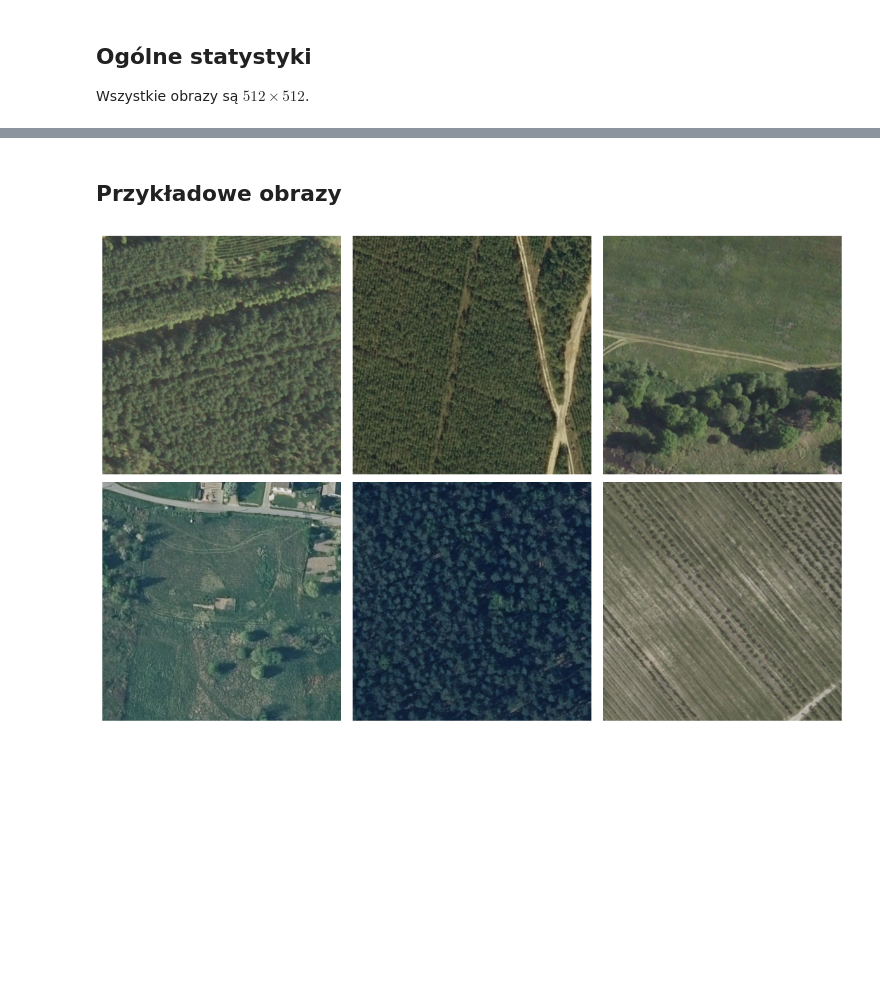
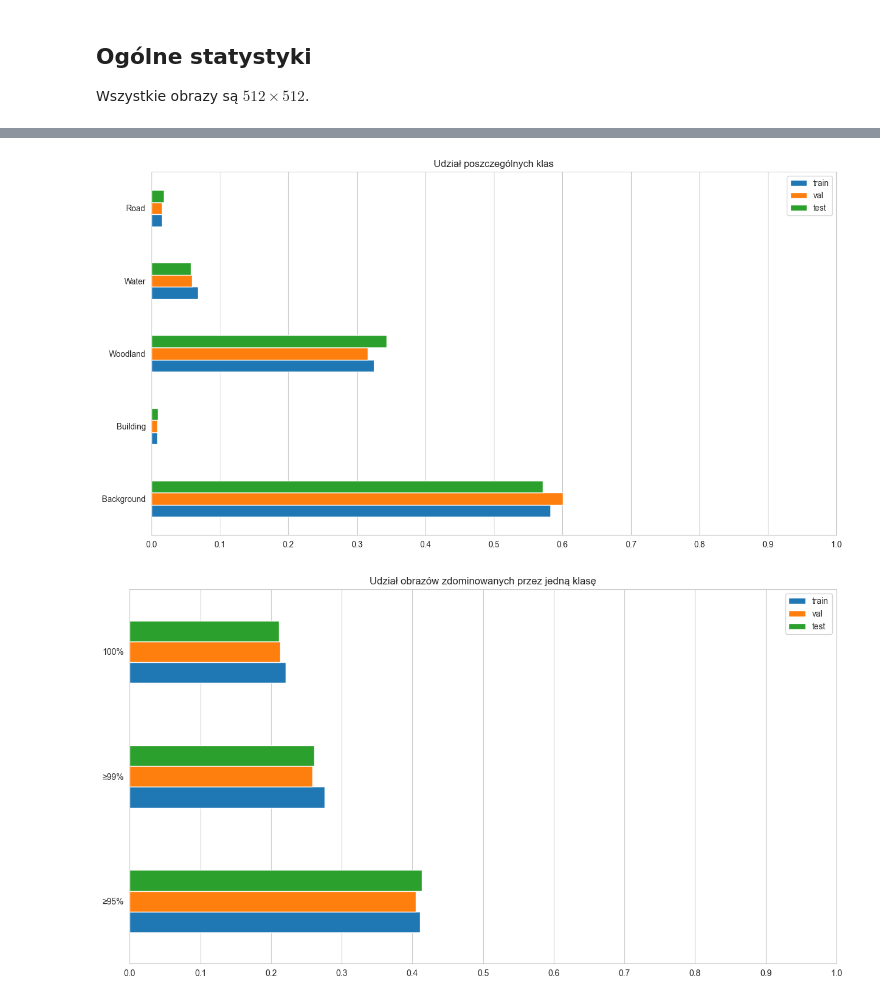
Before and after one commit to MeasureZer0/neural-networks-project-2, a Jupyter notebook: notebooks/data_exploration.ipynb, the cells around one changed output, grey strips where cells are left out. Cells and saved outputs as stored; diff of their text form; code cells hidden in the pictures; blank space fills up the shorter version.

```diff
--- a/notebooks/data_exploration.ipynb
+++ b/notebooks/data_exploration.ipynb
@@ -72,16 +72,50 @@ df.plot(kind='barh')
-# %% [markdown]
-## Przykładowe obrazy
-# %%
-np.random.seed(1)
-fig, axes = plt.subplots(2, 3, figsize=(12, 8))
-axes = axes.flatten()
-random_pics_id = np.random.randint(0, len(data_val), axes.size)
-for i, img_id in enumerate(random_pics_id):
-    image = Image.open(data[img_id]["path"])
-    axes[i].imshow(image)
-    axes[i].axis("off")
-plt.tight_layout()
-plt.show()
-# %% [output]
-[figure, removed]
+# %%
+def category_stats(data, thresholds = [.95, .99, 1]):
+    pixel_count = np.zeros(5)
+    one_cat_count = np.zeros(len(thresholds))
+
+    for item in data:
+        mask = np.asarray(item["mask"]).ravel()
+        count = np.bincount(mask.astype(int))
+        for i in range(len(count)):
+            pixel_count[i] += count[i]
+        ratio = max(count) / IMG_SIZE
+        for i in range(len(thresholds) - 1, -1, -1):
+            if ratio >= thresholds[i]:
+                one_cat_count[i] += 1
+    return pixel_count, one_cat_count
+
+cat_count = {}
+one_cat_count = {}
+cat_count['train'], one_cat_count['train'] = category_stats(sample_train) # data_train takes too long
+cat_count['val'], one_cat_count['val'] = category_stats(data_val)
+cat_count['test'], one_cat_count['test'] = category_stats(data_test)
+# %%
+categories = ["Background", "Building", "Woodland", "Water", "Road"]
+df = pd.DataFrame({
+    'train': cat_count['train'] / len(sample_train) / IMG_SIZE,
+    'val': cat_count['val'] / len(data_val) / IMG_SIZE,
+    'test': cat_count['test'] / len(data_test) / IMG_SIZE
+}, index=categories)
+
+df.plot(kind='barh', figsize=(15,8), xlim=(0,1), xticks=list(np.arange(0, 1.0001, 0.1)))
+plt.title("Udział poszczególnych klas")
+plt.grid(axis='y')
+plt.show()
+# %% [output]
+[figure, added]
+# %%
+categories = ['≥95%', '≥99%', '100%']
+df = pd.DataFrame({
+    'train': one_cat_count['train'] / len(sample_train),
+    'val': one_cat_count['val'] / len(data_val),
+    'test': one_cat_count['test'] / len(data_test)
+}, index=categories)
+
+df.plot(kind='barh', figsize=(15, 8), xlim=(0,1), xticks=list(np.arange(0, 1.0001, 0.1)))
+plt.title("Udział obrazów zdominowanych przez jedną klasę")
+plt.grid(axis='y')
+plt.show()
+# %% [output]
+[figure, added]
 # %% [markdown]
```
Also changed, not shown: parts of 10 cells of this notebook.
